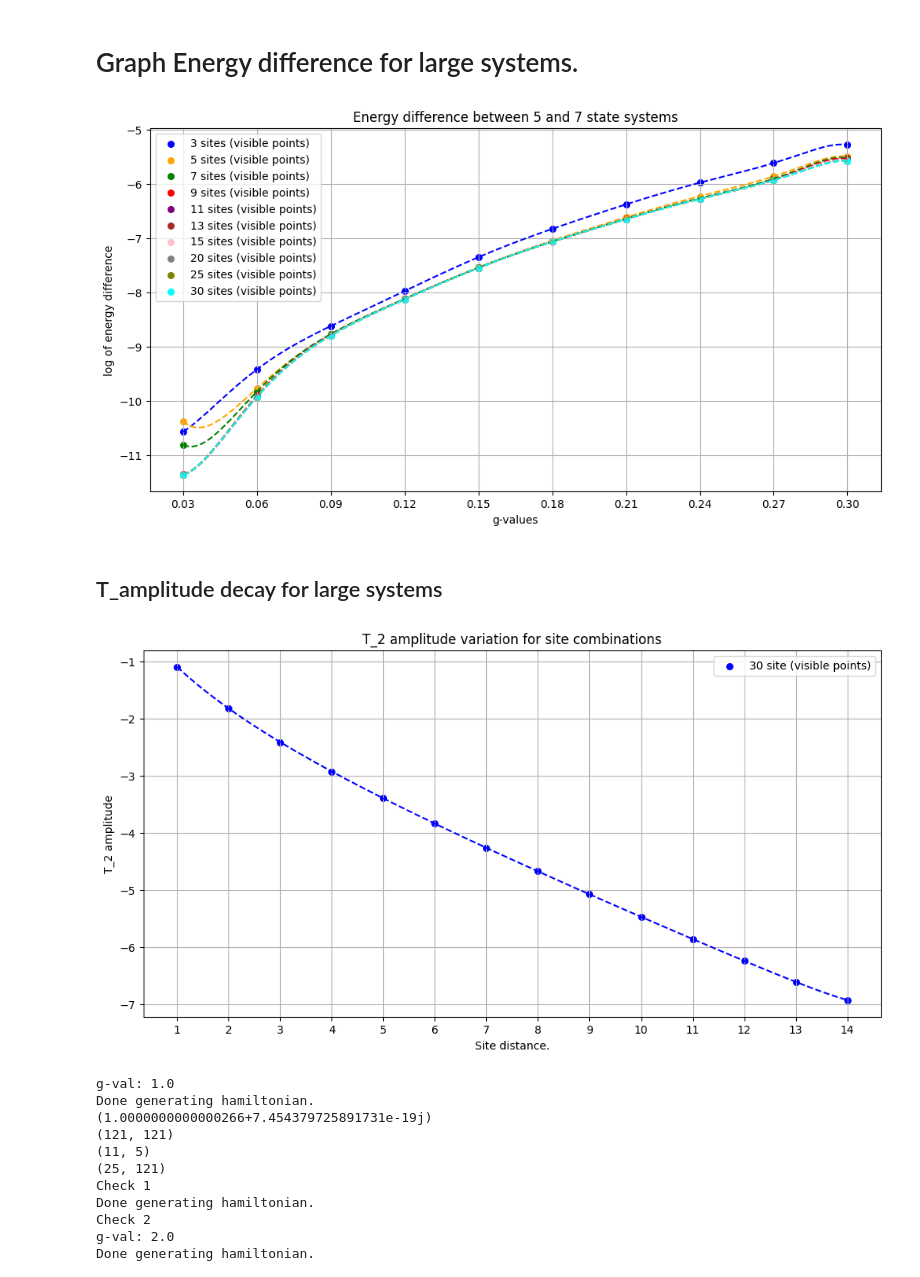
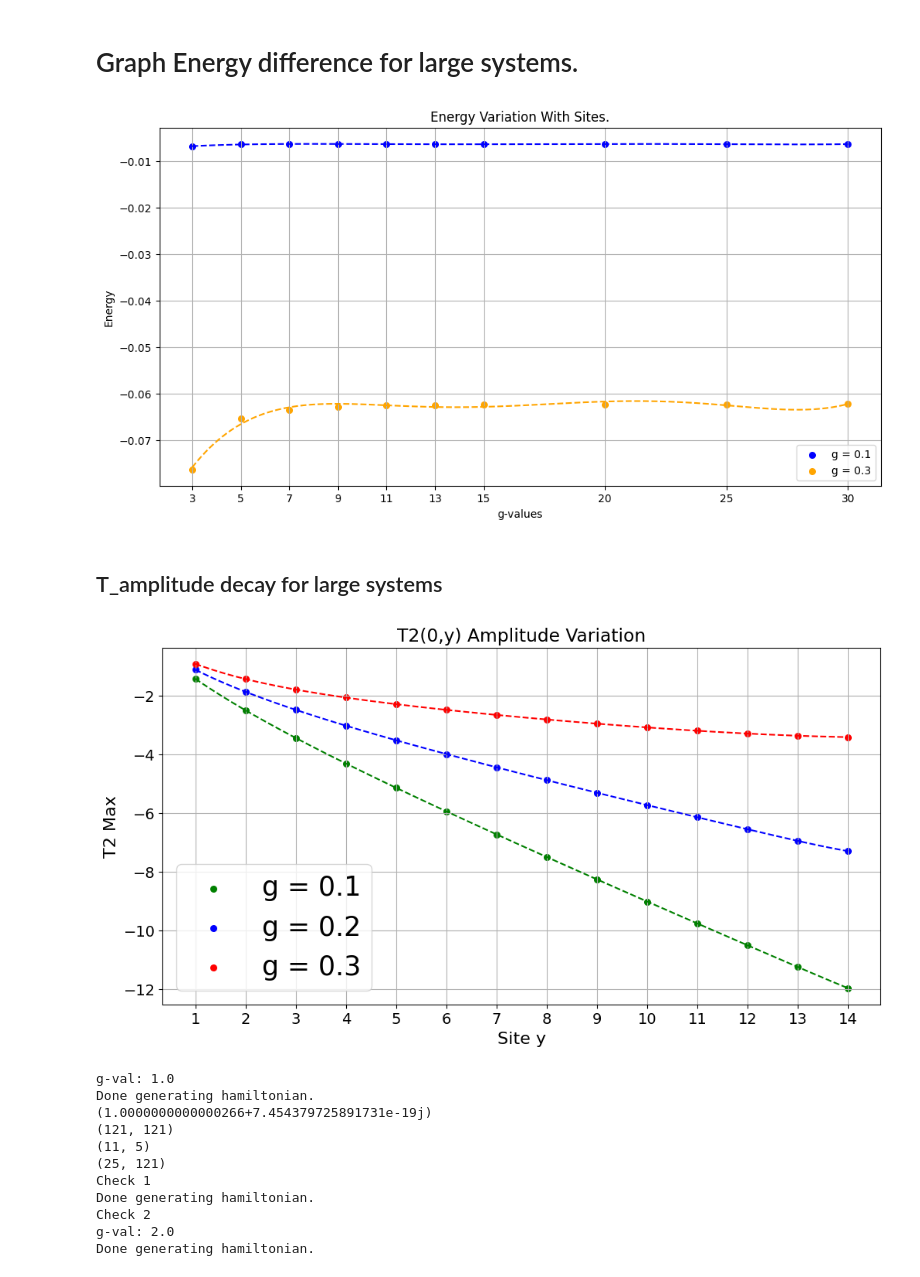
Before and after one commit to Gilfrim/Computational-Analysis-of-Many-Rotor-Systems, a Jupyter notebook: produce_graphs.ipynb, the cells around one changed output. Drawn from its saved outputs; the diff is of its cells as text; code cells hidden in the pictures.

```diff
--- a/produce_graphs.ipynb
+++ b/produce_graphs.ipynb
@@ -100,7 +122,7 @@ def scatter_and_fit(g, y, label, color, degree=10, visible_indices=None):
         y_visible = y
 
     # Show only selected data points
-    plt.scatter(g_visible, y_visible, label=f"{label} (visible points)", color=color, s=30)
+    plt.scatter(g_visible, y_visible, label=f"{label}", color=color, s=30)
 
     # Fit to full data
     coeffs = np.polyfit(g, y, degree)
@@ -169,6 +236,8 @@ def bar(g, si3_st11_ED, si3_st5_NO, si5_st5_NO, si7_st3_NO):
     plt.bar(x4, si7_st3_NO, width=bar_width, label='Site 7 State 3 NO', color = colors[3])
 # %%
 file_path_ED = "./ED_analisis_data"
+file_path_ED_s = "./ED_analisis_data_sparce"
+file_path_T_amplitudes = "./T_amplitudes_energy"
 # %% [markdown]
 # Two smallest energy states gap.
 # %%
@@ -692,8 +1229,8 @@ plt.show()
 # %% [markdown]
 # T amplitudes for large systems.
 # %%
-file_path_T_amplitudes = "./T_amplitudes_energy"
-g_vals = np.array([0.03, 0.06, 0.09, 0.12, 0.15, 0.18, 0.21, 0.24, 0.27, 0.3])
+
+g_vals = np.array([0.1, 0.2, 0.3])
 site_vals = np.array([3, 5, 7, 9, 11, 13, 15, 20, 25, 30])
 # %% [markdown]
 ## Save T amplitudes.
@@ -928,9 +1492,9 @@ plt.show()
 # %% [markdown]
 # Graph Energy difference for large systems.
 # %%
-log_energy_diff = np.zeros((10, 10))
+log_energy_diff = np.zeros((10, 2))
 
-for g_index in range(10):
+for g_index in range(2):
     for site_index in range(10):
             g = g_vals[g_index]
             site = site_vals[site_index]
@@ -938,47 +1502,33 @@ for g_index in range(10):
             energy_matrix_5 = np.load(f"{file_path_T_amplitudes}/energy_matrix_5.npy")
             energy_matrix_7 = np.load(f"{file_path_T_amplitudes}/energy_matrix_7.npy")
 
-            log_energy_diff[site_index, g_index] = np.log10(energy_matrix_5[site_index, g_index]/site - energy_matrix_7[site_index, g_index]/site)
+            log_energy_diff[site_index, g_index] = energy_matrix_7[site_index, g_index]/site
 
             # log_energy_diff[site_index, g_index] = np.log(energy_matrix_5[site_index, g_index]/site - energy_matrix_7[site_index, g_index]/site) / np.log()
 # %%
-t_1_3 = log_energy_diff[0, :]
-t_1_5 = log_energy_diff[1, :]
-t_1_7 = log_energy_diff[2, :]
-t_1_9 = log_energy_diff[3, :]
-t_1_11 = log_energy_diff[4, :]
-t_1_13 = log_energy_diff[5, :]
-t_1_15 = log_energy_diff[6, :]
-t_1_20 = log_energy_diff[7, :]
-t_1_25 = log_energy_diff[8, :]
-t_1_30 = log_energy_diff[9, :]
+t_1_3 = log_energy_diff[:, 0]
+t_1_5 = log_energy_diff[:, 1]
 
 plt.figure(figsize=(12, 6))
+
+deg = 5
 
 # Use consistent colors
 colors = ['blue', 'orange', 'green', 'red', 'purple', 'brown', 'pink', 'gray', 'olive', 'cyan']
 
-scatter_and_fit(g_vals, t_1_3, '3 sites', colors[0])
-scatter_and_fit(g_vals, t_1_5, '5 sites',  colors[1])
-scatter_and_fit(g_vals, t_1_7, '7 sites',  colors[2])
-scatter_and_fit(g_vals, t_1_9, '9 sites',  colors[3])
-scatter_and_fit(g_vals, t_1_11, '11 sites',  colors[4])
-scatter_and_fit(g_vals, t_1_13, '13 sites',  colors[5])
-scatter_and_fit(g_vals, t_1_15, '15 sites',  colors[6])
-scatter_and_fit(g_vals, t_1_20, '20 sites',  colors[7])
-scatter_and_fit(g_vals, t_1_25, '25 sites',  colors[8])
-scatter_and_fit(g_vals, t_1_30, '30 sites',  colors[9])
+scatter_and_fit(site_vals, t_1_3, 'g = 0.1', colors[0], deg)
+scatter_and_fit(site_vals, t_1_5, 'g = 0.3',  colors[1], deg)
 
 # Axis formatting
-plt.xticks(g_vals)
+plt.xticks(site_vals)
 plt.xlabel("g-values")
-plt.ylabel("log of energy difference")
-plt.title("Energy difference between 5 and 7 state systems")
+plt.ylabel("Energy")
+plt.title("Energy Variation With Sites.")
 plt.legend()
 plt.grid(True)
 plt.show()
 # %% [output]
-[figure, old version]
+[figure, new version]
 # %% [markdown]
 ## T_amplitude decay for large systems
 # %%
@@ -997,22 +1553,26 @@ for site in range(1, sites-1):
 # %%
 x = np.arange(1, 15)
 
-t_per_site = amplitude_per_site_matrix[1:15]
+t_per_site_1 = amplitude_per_site_matrix_01[1:15]
+t_per_site_2 = amplitude_per_site_matrix_02[1:15]
+t_per_site_3 = amplitude_per_site_matrix_03[1:15]
 
 plt.figure(figsize=(12, 6))
 
-scatter_and_fit(x, t_per_site, "30 site", color='blue', degree=10)
+scatter_and_fit(x, t_per_site_1, "g = 0.1", color='green', degree=10)
+scatter_and_fit(x, t_per_site_2, "g = 0.2", color='blue', degree=10)
+scatter_and_fit(x, t_per_site_3, "g = 0.3", color='red', degree=10)
 
 # Axis formatting
 plt.xticks(x)
-plt.xlabel("Site distance.")
-plt.ylabel("T_2 amplitude")
-plt.title(f"T_2 amplitude variation for site combinations")
+plt.xlabel("Site y")
+plt.ylabel("T2 Max")
+plt.title(f"T2(0,y) Amplitude Variation")
 plt.legend()
 plt.grid(True)
 plt.show()
 # %% [output]
-[figure, old version]
+[figure, new version]
 # %%
 def convert_i_to_site_state(states: int, sites: int, looking_for_site: int) -> np.ndarray:
 
```
Also changed, not shown: parts of 36 cells of this notebook, 12 other files.
